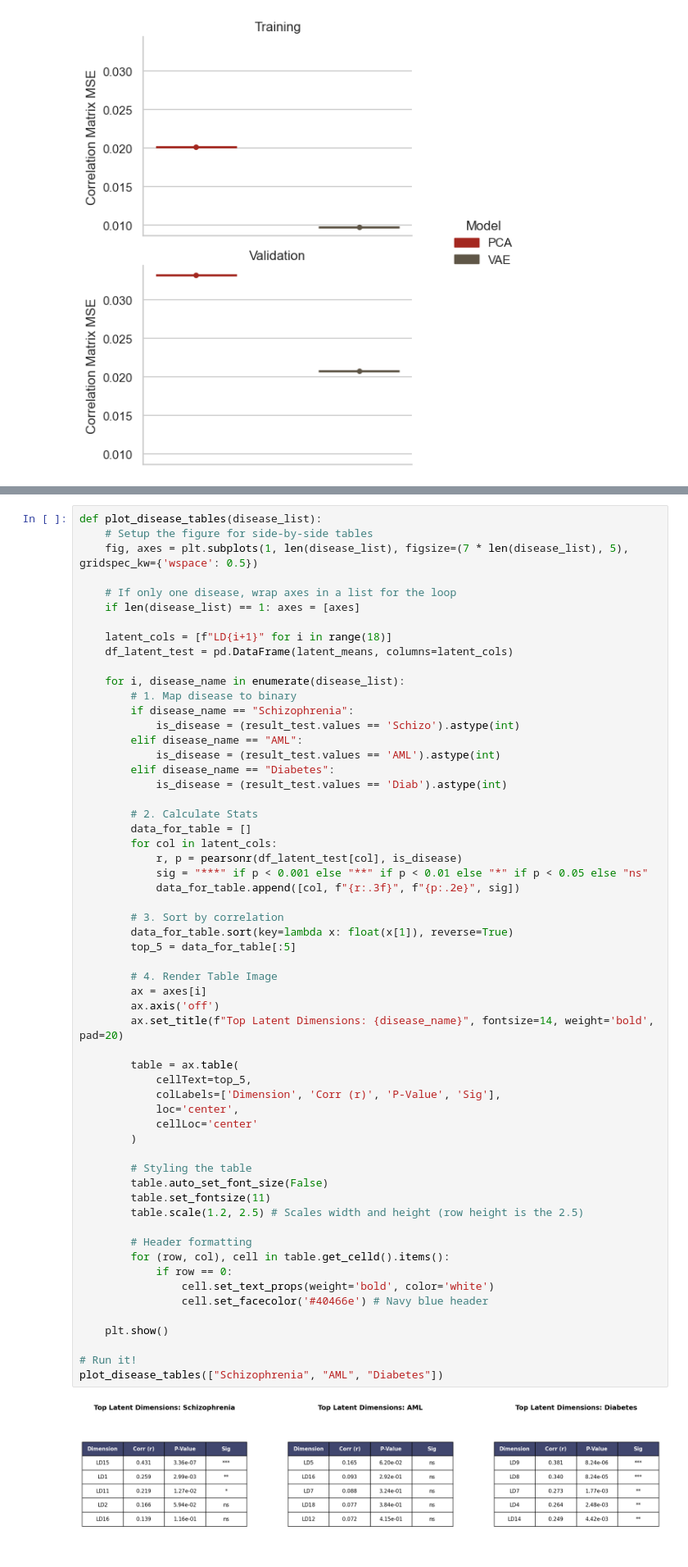
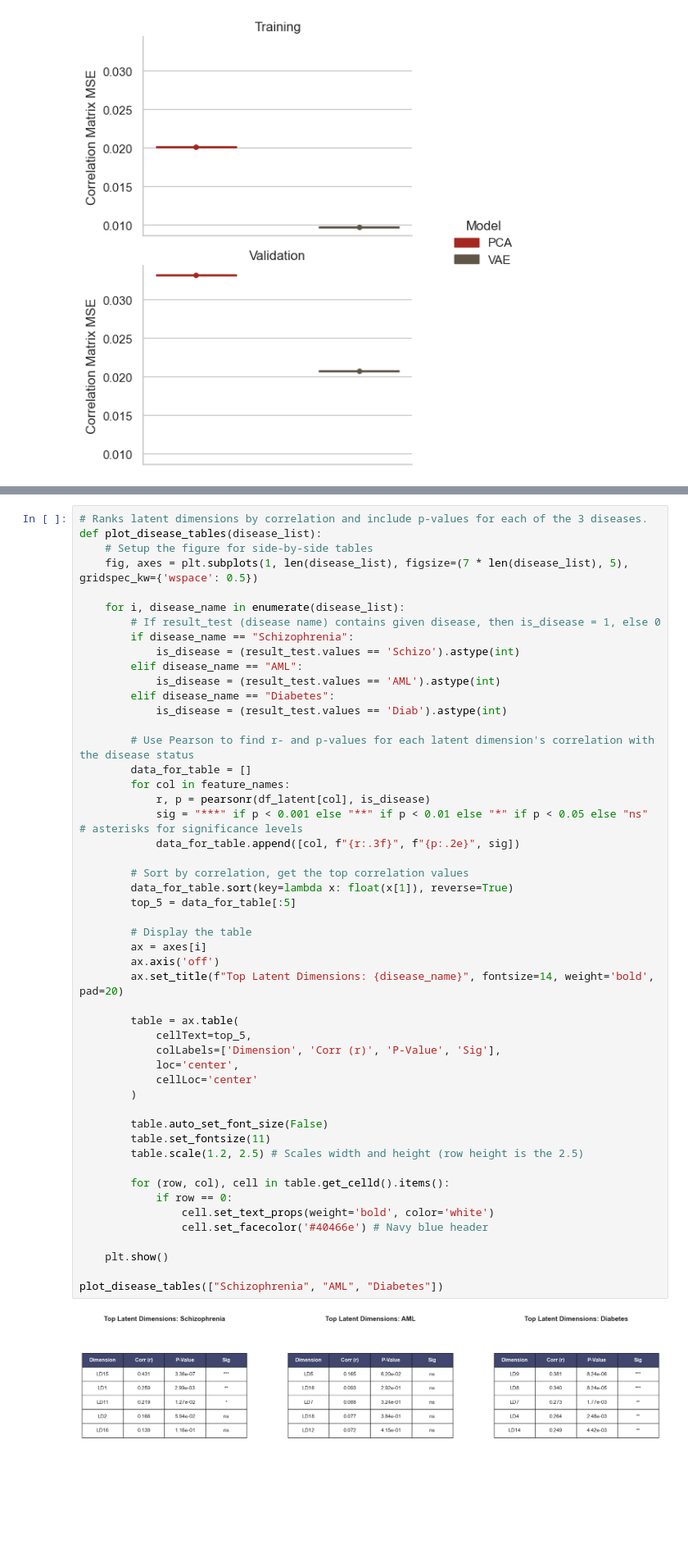
Before and after one commit to algu-dotcom/BIPN162_FinalProject, a Jupyter notebook: BIPN162_FinalProject.ipynb, the cells around one changed output, grey strips where cells are left out. Shown at 82% size. Cells and saved outputs as stored; diff of their text form; blank space fills up the shorter version.

```diff
--- a/BIPN162_FinalProject.ipynb
+++ b/BIPN162_FinalProject.ipynb
@@ -946,18 +957,13 @@ plt.show()
 # %% [output]
 [figure]
 # %%
+# Ranks latent dimensions by correlation and include p-values for each of the 3 diseases.
 def plot_disease_tables(disease_list):
     # Setup the figure for side-by-side tables
     fig, axes = plt.subplots(1, len(disease_list), figsize=(7 * len(disease_list), 5), gridspec_kw={'wspace': 0.5})
 
-    # If only one disease, wrap axes in a list for the loop
-    if len(disease_list) == 1: axes = [axes]
-
-    latent_cols = [f"LD{i+1}" for i in range(18)]
-    df_latent_test = pd.DataFrame(latent_means, columns=latent_cols)
-
     for i, disease_name in enumerate(disease_list):
-        # 1. Map disease to binary
+        # If result_test (disease name) contains given disease, then is_disease = 1, else 0
         if disease_name == "Schizophrenia":
             is_disease = (result_test.values == 'Schizo').astype(int)
         elif disease_name == "AML":
@@ -965,44 +971,41 @@ def plot_disease_tables(disease_list):
         elif disease_name == "Diabetes":
             is_disease = (result_test.values == 'Diab').astype(int)
 
-        # 2. Calculate Stats
+        # Use Pearson to find r- and p-values for each latent dimension's correlation with the disease status
         data_for_table = []
-        for col in latent_cols:
-            r, p = pearsonr(df_latent_test[col], is_disease)
-            sig = "***" if p < 0.001 else "**" if p < 0.01 else "*" if p < 0.05 else "ns"
+        for col in feature_names:
+            r, p = pearsonr(df_latent[col], is_disease)
+            sig = "***" if p < 0.001 else "**" if p < 0.01 else "*" if p < 0.05 else "ns" # asterisks for significance levels
             data_for_table.append([col, f"{r:.3f}", f"{p:.2e}", sig])
 
-        # 3. Sort by correlation
+        # Sort by correlation, get the top correlation values
         data_for_table.sort(key=lambda x: float(x[1]), reverse=True)
         top_5 = data_for_table[:5]
 
-        # 4. Render Table Image
+        # Display the table
         ax = axes[i]
         ax.axis('off')
         ax.set_title(f"Top Latent Dimensions: {disease_name}", fontsize=14, weight='bold', pad=20)
 
         table = ax.table(
             cellText=top_5,
             colLabels=['Dimension', 'Corr (r)', 'P-Value', 'Sig'],
             loc='center',
             cellLoc='center'
         )
 
-        # Styling the table
         table.auto_set_font_size(False)
         table.set_fontsize(11)
         table.scale(1.2, 2.5) # Scales width and height (row height is the 2.5)
 
-        # Header formatting
         for (row, col), cell in table.get_celld().items():
             if row == 0:
                 cell.set_text_props(weight='bold', color='white')
                 cell.set_facecolor('#40466e') # Navy blue header
 
     plt.show()
 
-# Run it!
 plot_disease_tables(["Schizophrenia", "AML", "Diabetes"])
 # %% [output]
-[figure, old version]
+[figure, new version]
 # %%
```
Also changed, not shown: parts of 9 cells of this notebook.
